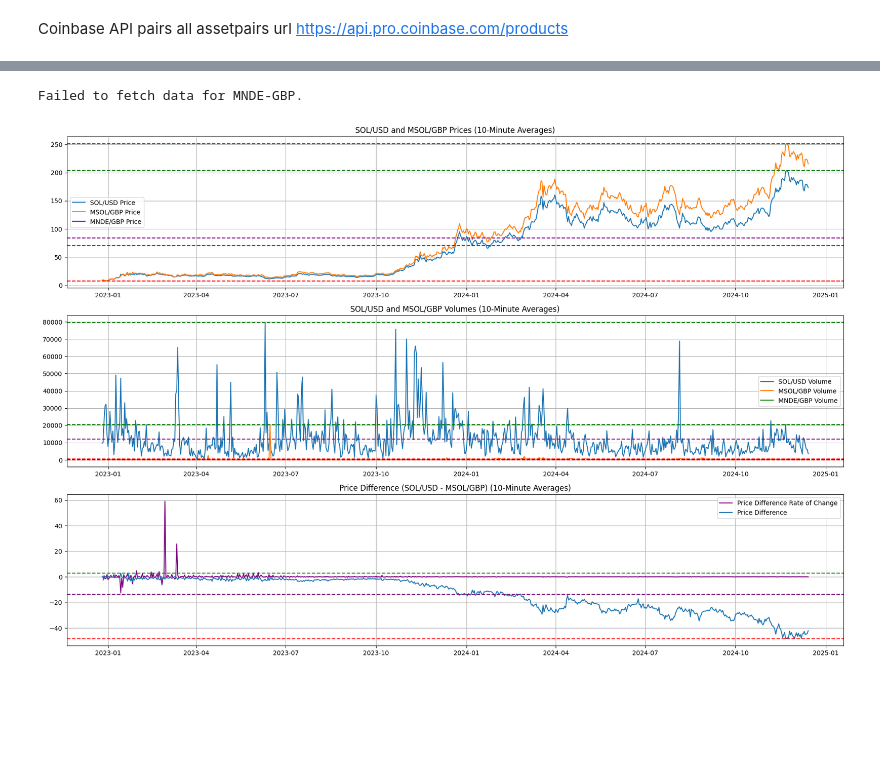
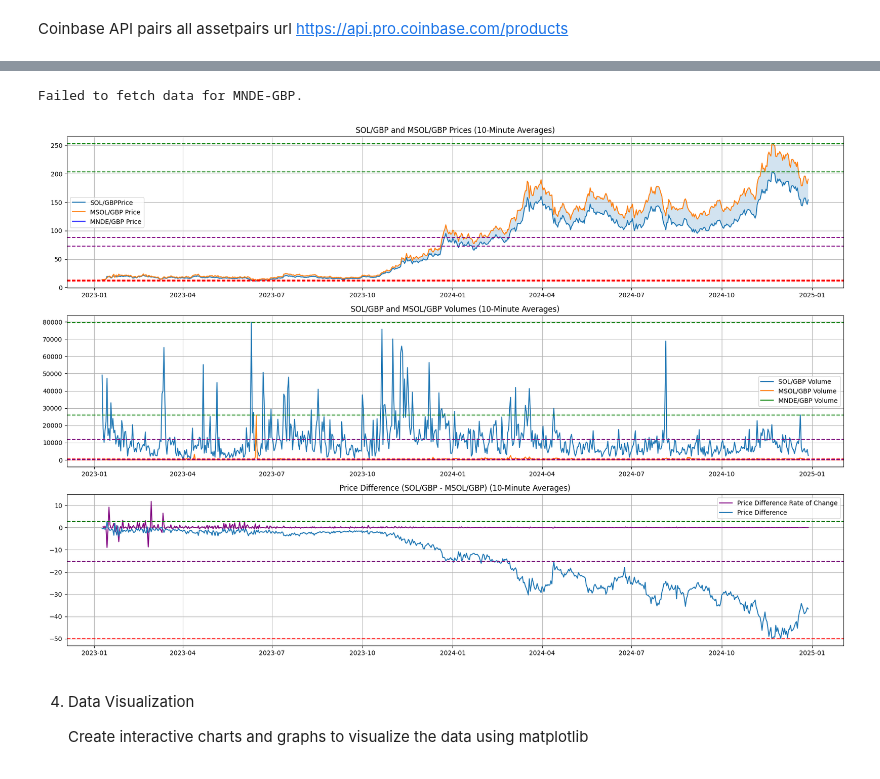
Before and after one commit to ayodeji-0/Token-Wrapped-Token-Delta, a Jupyter notebook: Token_Wrapped_Token_Delta.ipynb, the cells around one changed output, grey strips where cells are left out. Saved outputs shown, nothing was run; the diff lists cells and outputs as text; code cells hidden in the pictures; blank space fills up the shorter version.

Commit message:
Updates - Visualizations

```diff
--- a/Token_Wrapped_Token_Delta.ipynb
+++ b/Token_Wrapped_Token_Delta.ipynb
@@ -156,7 +146,7 @@ usd_to_gbp = fetch_conversion_rate()
 
 # Convert MSOL/USD to MSOL/GBP
 msolusd_data['close'] = msolusd_data['close'].astype(float).round(2) * usd_to_gbp
-msolusd_data['volume'] = msolusd_data['volume'].astype(float).round(2) * usd_to_gbp
+msolusd_data['volume'] = msolusd_data['volume'].astype(float).round(2)# * usd_to_gbp
 
 # Merge datasets on time
 merged_data = pd.merge(solusd_data, msolusd_data, on='time', suffixes=('_sol', '_msol'))
@@ -238,9 +228,13 @@ plt.figure(figsize=(18, 12))
 
 # Plot 1: Prices
 plt.subplot(3, 1, 1)
-plt.plot(resampled_data['time'], resampled_data['close_sol'], label='SOL/USD Price')
+plt.plot(resampled_data['time'], resampled_data['close_sol'], label='SOL/GBPPrice')
 plt.plot(resampled_data['time'], resampled_data['close_msol'], label='MSOL/GBP Price')
-plt.title('SOL/USD and MSOL/GBP Prices (10-Minute Averages)')
+
+# Fill space between the two lines with magenta
+plt.fill_between(resampled_data['time'], resampled_data['close_sol'], resampled_data['close_msol'], cmap='coolwarm', alpha=0.2)
+
+plt.title('SOL/GBP and MSOL/GBP Prices (10-Minute Averages)')
 plt.legend()
 plt.grid(True)
 
@@ -250,52 +244,56 @@ plt.legend()
 
 
 #add dashed lines showing high (green) and low (red) prices and averages (purple) with labels
-plt.axhline(y=resampled_data['close_sol'].max(), color='g', linestyle='--', label='SOL/USD High')
-plt.axhline(y=resampled_data['close_sol'].min(), color='r', linestyle='--', label='SOL/USD Low')
+plt.axhline(y=resampled_data['close_sol'].max(), color='g', linestyle='--', label='SOL/GBP High')
+plt.axhline(y=resampled_data['close_sol'].min(), color='r', linestyle='--', label='SOL/GBP Low')
 plt.axhline(y=resampled_data['close_msol'].max(), color='g', linestyle='--', label='MSOL/GBP High')
 plt.axhline(y=resampled_data['close_msol'].min(), color='r', linestyle='--', label='MSOL/GBP Low')
-plt.axhline(y=resampled_data['close_sol'].mean(), color='purple', linestyle='--', label='SOL/USD Average')
+plt.axhline(y=resampled_data['close_sol'].mean(), color='purple', linestyle='--', label='SOL/GBP Average')
 plt.axhline(y=resampled_data['close_msol'].mean(), color='purple', linestyle='--', label='MSOL/GBP Average')
 
 # Plot 2: Volumes
 plt.subplot(3, 1, 2)
-plt.plot(resampled_data['time'], resampled_data['volume_sol'], label='SOL/USD Volume')
+plt.plot(resampled_data['time'], resampled_data['volume_sol'], label='SOL/GBP Volume')
 plt.plot(resampled_data['time'], resampled_data['volume_msol'], label='MSOL/GBP Volume')
-plt.title('SOL/USD and MSOL/GBP Volumes (10-Minute Averages)')
+plt.title('SOL/GBP and MSOL/GBP Volumes (10-Minute Averages)')
 plt.legend()
 plt.grid(True)
 
 #Superimpose MNDE volume on the plot
 plt.plot(mnde_data['time'], mnde_data['volume'], label='MNDE/GBP Volume', color='green')
 plt.legend()
 
 #add dashed lines showing high (green) and low (red) volumes and averages (purple) with labels
-plt.axhline(y=resampled_data['volume_sol'].max(), color='g', linestyle='--', label='SOL/USD High')
-plt.axhline(y=resampled_data['volume_sol'].min(), color='r', linestyle='--', label='SOL/USD Low')
+plt.axhline(y=resampled_data['volume_sol'].max(), color='g', linestyle='--', label='SOL/GBPHigh')
+plt.axhline(y=resampled_data['volume_sol'].min(), color='r', linestyle='--', label='SOL/GBP Low')
 plt.axhline(y=resampled_data['volume_msol'].max(), color='g', linestyle='--', label='MSOL/GBP High')
 plt.axhline(y=resampled_data['volume_msol'].min(), color='r', linestyle='--', label='MSOL/GBP Low')
-plt.axhline(y=resampled_data['volume_sol'].mean(), color='purple', linestyle='--', label='SOL/USD Average')
+plt.axhline(y=resampled_data['volume_sol'].mean(), color='purple', linestyle='--', label='SOL/GBP Average')
 plt.axhline(y=resampled_data['volume_msol'].mean(), color='purple', linestyle='--', label='MSOL/GBP Average')
 
 
 # Plot 3: Price Difference
 plt.subplot(3, 1, 3)
 plt.plot(resampled_data['time'], resampled_data['price_diff_roc'], label='Price Difference Rate of Change', color='purple')
 plt.plot(resampled_data['time'], resampled_data['price_diff'], label='Price Difference')
-plt.title('Price Difference (SOL/USD - MSOL/GBP) (10-Minute Averages)')
+plt.title('Price Difference (SOL/GBP - MSOL/GBP) (10-Minute Averages)')
 plt.legend()
 plt.grid(True)
 
 #add dashed lines showing high (green) and low (red) price differences and averages (purple) with labels
 plt.axhline(y=resampled_data['price_diff'].max(), color='g', linestyle='--', label='Price Difference High')
 plt.axhline(y=resampled_data['price_diff'].min(), color='r', linestyle='--', label='Price Difference Low')
 plt.axhline(y=resampled_data['price_diff'].mean(), color='purple', linestyle='--', label='Price Difference Average')
 
 plt.tight_layout()
 plt.show()
 # %% [output]
 Failed to fetch data for MNDE-GBP.
-[figure, old version]
+[figure, new version]
+# %% [markdown]
+4.  Data Visualization
+
+    Create interactive charts and graphs to visualize the data using matplotlib
 # %%
 # Pearson Correlation on resampled data
 price_vol_corr = resampled_data['price_diff'].corr(resampled_data['volume_diff'])
```
Also changed, not shown: parts of 7 cells of this notebook, 3 other files.
